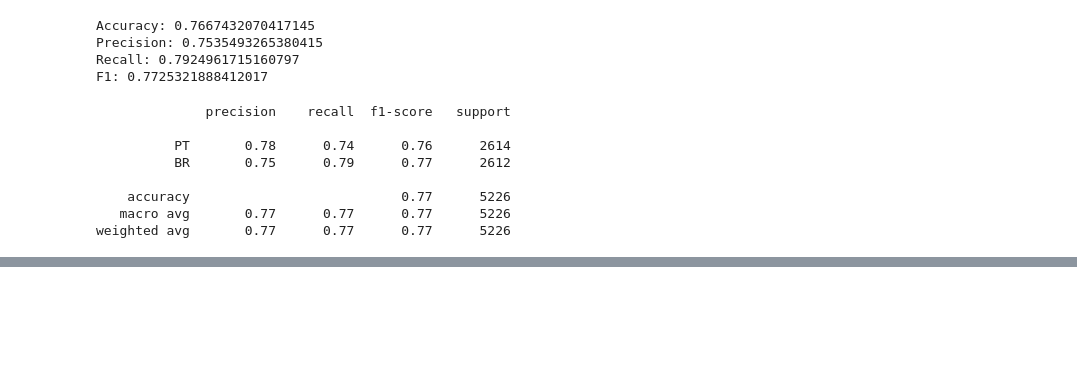
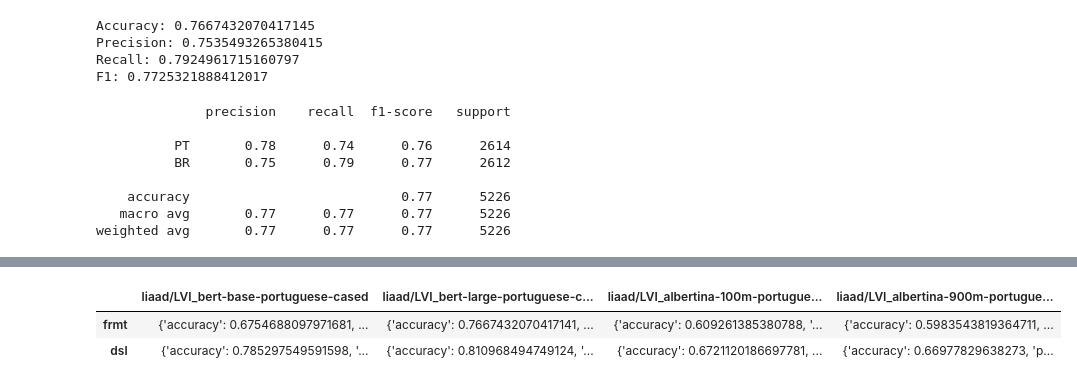
Before and after one commit to LIAAD/portuguese_vid, a Jupyter notebook: notebooks/eval.ipynb, the cells around one changed output, grey strips where cells are left out. Cells and saved outputs as stored; diff of their text form; code cells hidden in the pictures; blank space fills up the shorter version.

```diff
--- a/notebooks/eval.ipynb
+++ b/notebooks/eval.ipynb
@@ -348,0 +354,6 @@ weighted avg       0.80      0.67      0.68       857
+# %%
+pd.read_json("/home/ubuntu/projects/Language-Identifier/evaluation.json", orient="index")
+# %% [output]
+|  | liaad/LVI_bert-base-portuguese-cased | liaad/LVI_bert-large-portuguese-c... | liaad/LVI_albertina-100m-portugue... | liaad/LVI_albertina-900m-portugue... |
+| frmt | {'accuracy': 0.6754688097971681, ... | {'accuracy': 0.7667432070417141, ... | {'accuracy': 0.609261385380788, '... | {'accuracy': 0.5983543819364711, ... |
+| dsl | {'accuracy': 0.785297549591598, '... | {'accuracy': 0.810968494749124, '... | {'accuracy': 0.6721120186697781, ... | {'accuracy': 0.66977829638273, 'p... |
```
Also changed, not shown: parts of 8 cells of this notebook, 12 other files.
